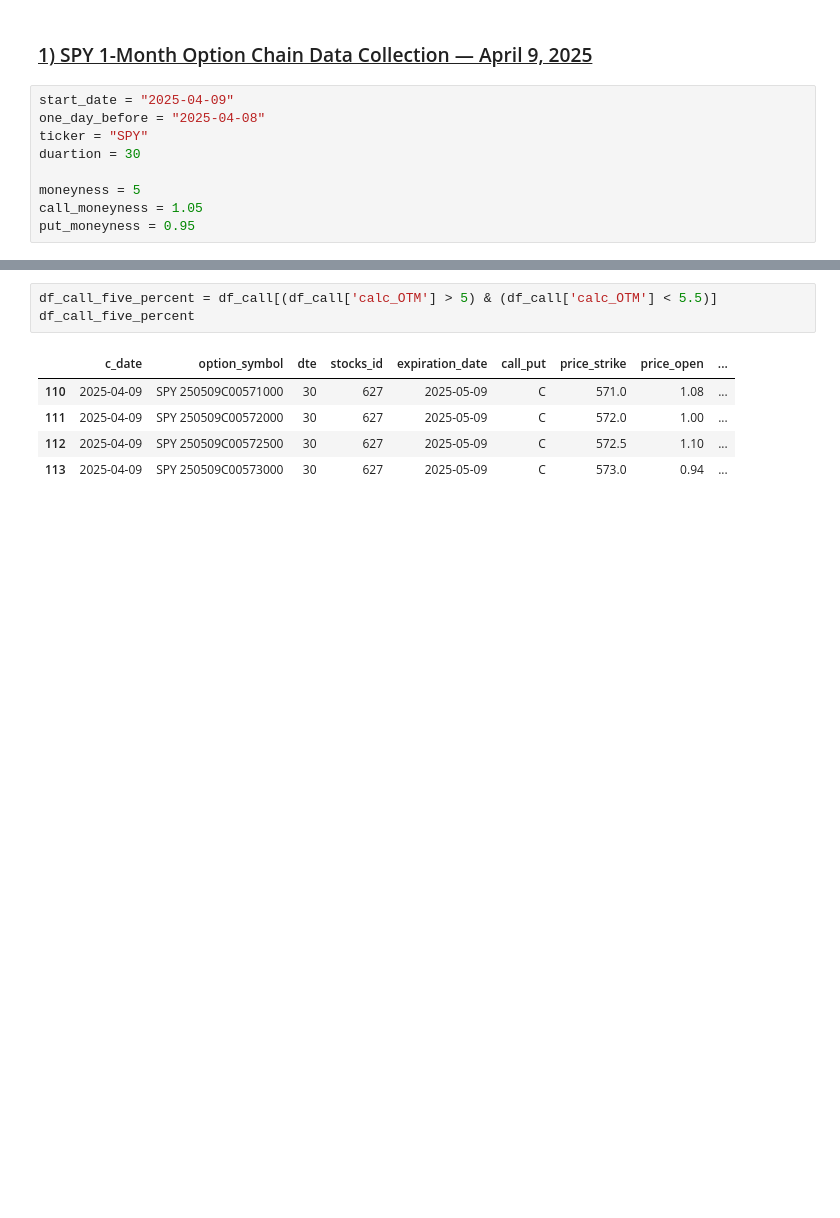
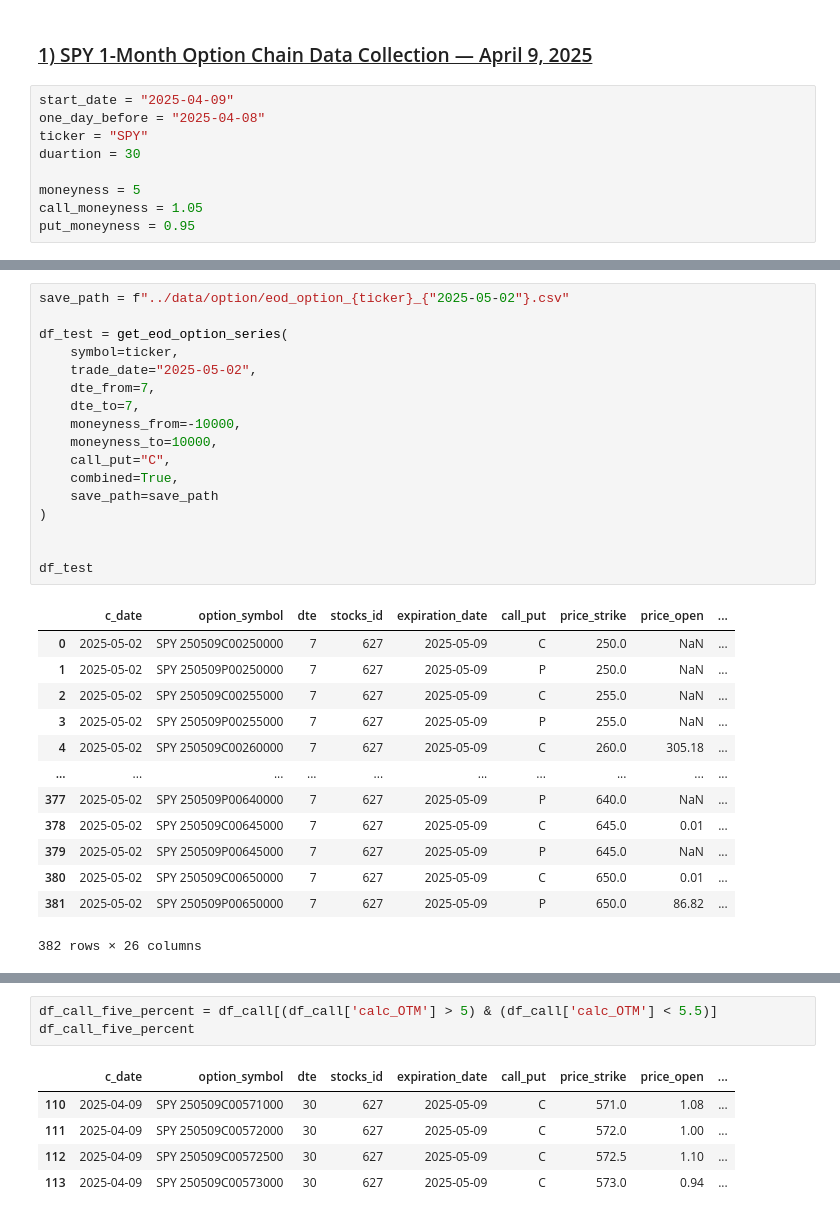
Before and after one commit to yangyee-hub/options-bullish-risk-reversal-strategy-analysis, a Jupyter notebook: code/0_option_chain_data_exploration_and_preprocessing.ipynb, the cells around one changed output, grey strips where cells are left out. Saved outputs shown, nothing was run; the diff lists cells and outputs as text; blank space fills up the shorter version.

```diff
--- a/code/0_option_chain_data_exploration_and_preprocessing.ipynb
+++ b/code/0_option_chain_data_exploration_and_preprocessing.ipynb
@@ -85,3 +102,34 @@ def get_eod_option_series(
         df.to_csv(save_path, index=False)
 
     return df
+# %%
+save_path = f"../data/option/eod_option_{ticker}_{"2025-05-02"}.csv"
+
+df_test = get_eod_option_series(
+    symbol=ticker,
+    trade_date="2025-05-02",
+    dte_from=7,
+    dte_to=7,
+    moneyness_from=-10000,
+    moneyness_to=10000,
+    call_put="C",
+    combined=True,
+    save_path=save_path
+)
+
+
+df_test
+# %% [output]
+|  | c_date | option_symbol | dte | stocks_id | expiration_date | call_put | price_strike | price_open | ... |
+| 0 | 2025-05-02 | SPY 250509C00250000 | 7 | 627 | 2025-05-09 | C | 250.0 | NaN | ... |
+| 1 | 2025-05-02 | SPY 250509P00250000 | 7 | 627 | 2025-05-09 | P | 250.0 | NaN | ... |
+| 2 | 2025-05-02 | SPY 250509C00255000 | 7 | 627 | 2025-05-09 | C | 255.0 | NaN | ... |
+| 3 | 2025-05-02 | SPY 250509P00255000 | 7 | 627 | 2025-05-09 | P | 255.0 | NaN | ... |
+| 4 | 2025-05-02 | SPY 250509C00260000 | 7 | 627 | 2025-05-09 | C | 260.0 | 305.18 | ... |
+| ... | ... | ... | ... | ... | ... | ... | ... | ... | ... |
+| 377 | 2025-05-02 | SPY 250509P00640000 | 7 | 627 | 2025-05-09 | P | 640.0 | NaN | ... |
+| 378 | 2025-05-02 | SPY 250509C00645000 | 7 | 627 | 2025-05-09 | C | 645.0 | 0.01 | ... |
+| 379 | 2025-05-02 | SPY 250509P00645000 | 7 | 627 | 2025-05-09 | P | 645.0 | NaN | ... |
+| 380 | 2025-05-02 | SPY 250509C00650000 | 7 | 627 | 2025-05-09 | C | 650.0 | 0.01 | ... |
+| 381 | 2025-05-02 | SPY 250509P00650000 | 7 | 627 | 2025-05-09 | P | 650.0 | 86.82 | ... |
+382 rows × 26 columns
```
Also changed, not shown: parts of 14 cells of this notebook, 12 other files.
